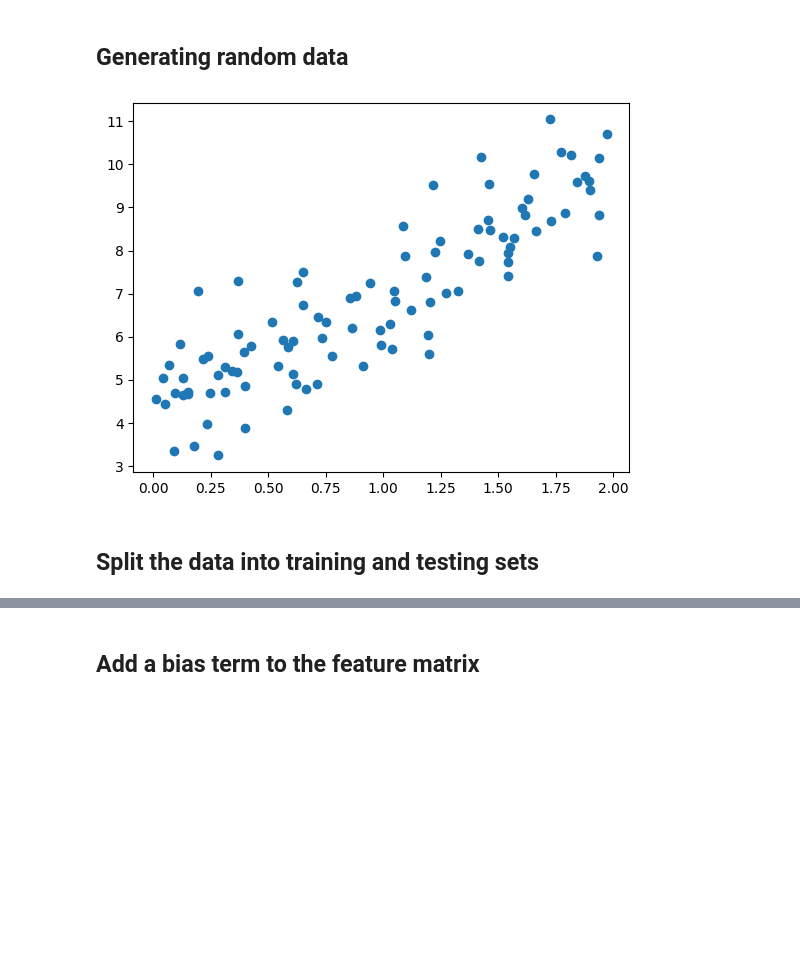
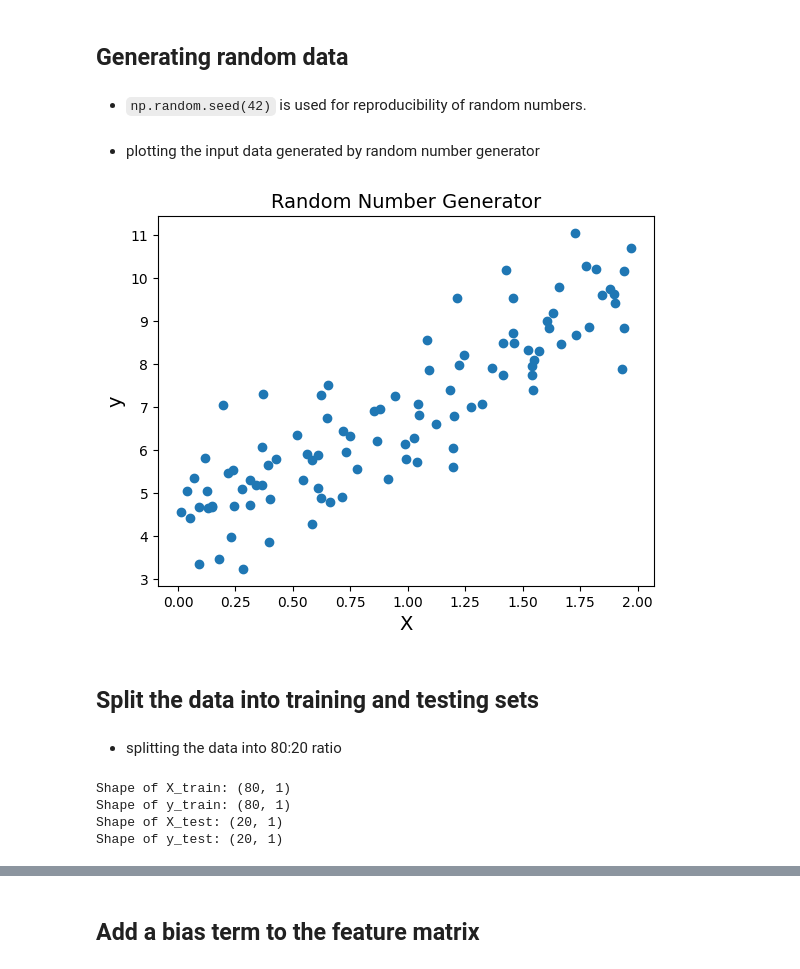
Before and after one commit to Jadhav-Sourabh/Data-Science, a Jupyter notebook: Linear-regression/linear_regression_from_scratch.ipynb, the cells around one changed output, grey strips where cells are left out. Drawn from its saved outputs; the diff is of its cells as text; code cells hidden in the pictures; blank space fills up the shorter version.

```diff
--- a/Linear-regression/linear_regression_from_scratch.ipynb
+++ b/Linear-regression/linear_regression_from_scratch.ipynb
@@ -5,16 +8,34 @@ import numpy as np
 import matplotlib.pyplot as plt
 # %% [markdown]
 ## Generating random data
+# %% [markdown]
+- `np.random.seed(42)` is used for reproducibility of random numbers.
 # %%
 np.random.seed(42)
 X = 2 * np.random.rand(100, 1)
 y = 4 + 3 * X + np.random.randn(100, 1)
-# %%
-plt.scatter(X, y)
-plt.show()
-# %% [output]
-[figure, removed]
+# %% [markdown]
+- plotting the input data generated by random number generator
+# %%
+plt.scatter(X, y)
+plt.title('Random Number Generator', fontsize='14')
+plt.xlabel('X', fontsize='14')
+plt.ylabel('y', fontsize='14')
+plt.show()
+# %% [output]
+[figure, added]
 # %% [markdown]
 ## Split the data into training and testing sets
+# %% [markdown]
+- splitting the data into 80:20 ratio
 # %%
 X_train, X_test, y_train, y_test = X[:80], X[80:], y[:80], y[80:]
+print(f'Shape of X_train: {X_train.shape}')
+print(f'Shape of y_train: {y_train.shape}')
+print(f'Shape of X_test: {X_test.shape}')
+print(f'Shape of y_test: {y_test.shape}')
+# %% [output]
+Shape of X_train: (80, 1)
+Shape of y_train: (80, 1)
+Shape of X_test: (20, 1)
+Shape of y_test: (20, 1)
```
Also changed, not shown: parts of 16 cells of this notebook, 1 other file.
